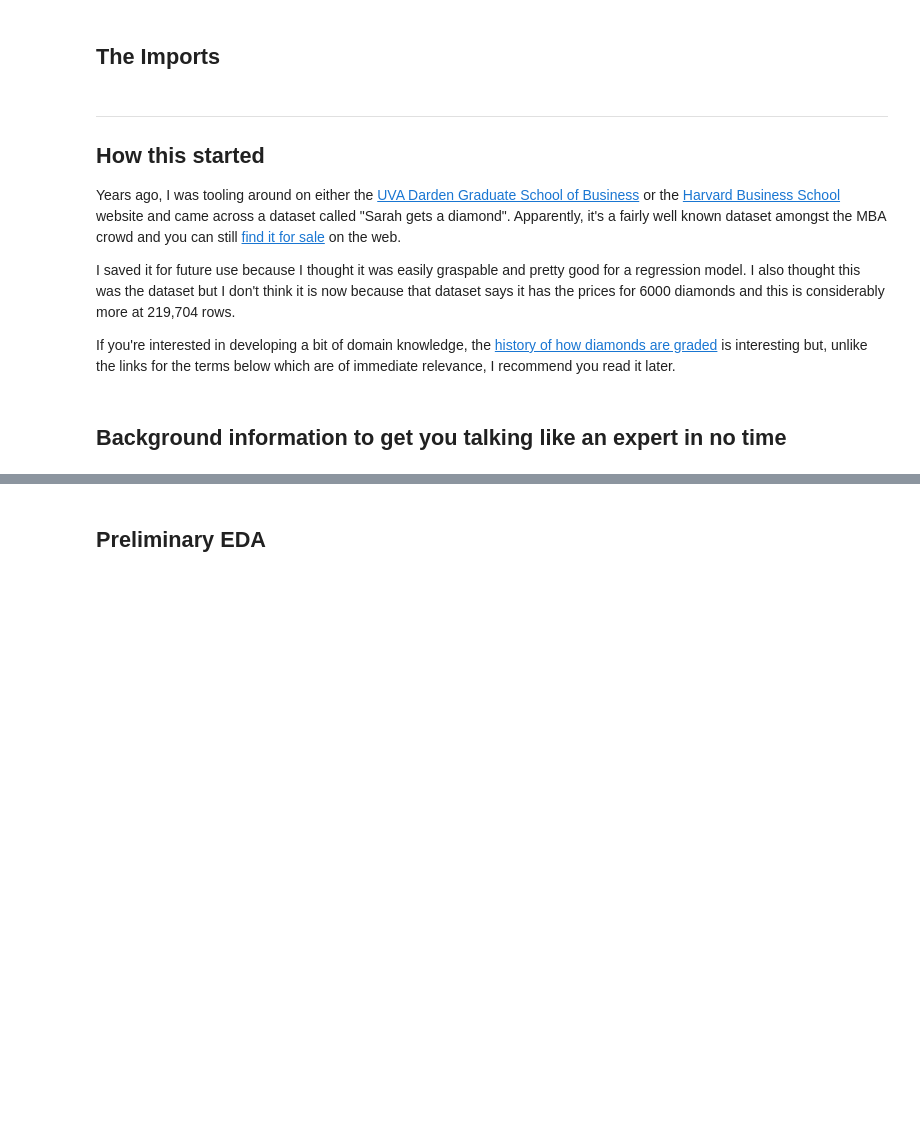
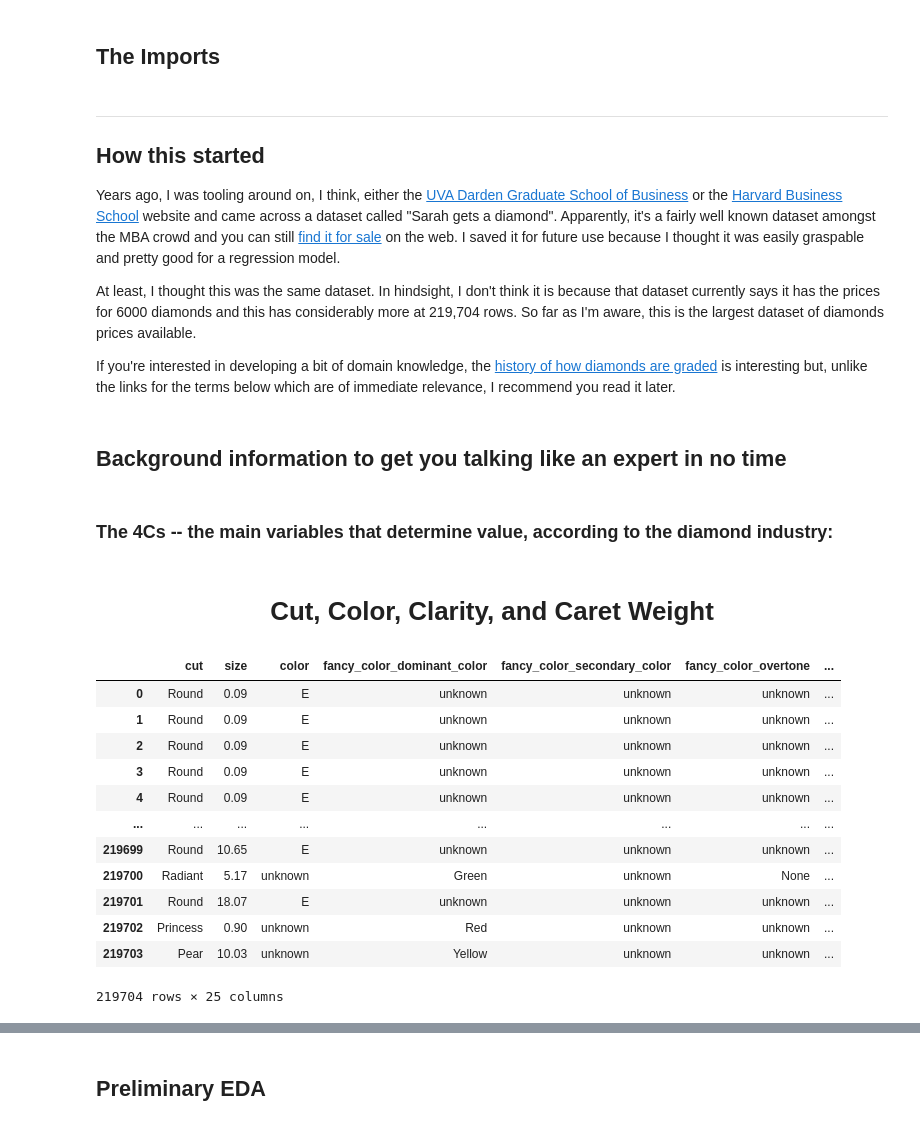
Before and after one commit to Little-PyProjects/Bees, a Jupyter notebook: Diamonds/notebooks/EDA.ipynb, the cells around one changed output, grey strips where cells are left out. Saved outputs shown, nothing was run; the diff lists cells and outputs as text; code cells hidden in the pictures; blank space fills up the shorter version.

```diff
--- a/Diamonds/notebooks/EDA.ipynb
+++ b/Diamonds/notebooks/EDA.ipynb
@@ -17,13 +16,33 @@ df = pd.read_pickle("../data/diamonds.pkl")
 
 ## How this started
 
-Years ago, I was tooling around on either the [UVA Darden Graduate School of Business](https://www.darden.virginia.edu/) or the [Harvard Business School](https://www.hbs.edu/Pages/default.aspx) website and came across a dataset called "Sarah gets a diamond". Apparently, it's a fairly well known dataset amongst the MBA crowd and you can still [find it for sale](https://hbsp.harvard.edu/product/UV0869-PDF-ENG) on the web.
+Years ago, I was tooling around on, I think, either the [UVA Darden Graduate School of Business](https://www.darden.virginia.edu/) or the [Harvard Business School](https://www.hbs.edu/Pages/default.aspx) website and came across a dataset called "Sarah gets a diamond". Apparently, it's a fairly well known dataset amongst the MBA crowd and you can still [find it for sale](https://hbsp.harvard.edu/product/UV0869-PDF-ENG) on the web. I saved it for future use because I thought it was easily graspable and pretty good for a regression model.
 
-I saved it for future use because I thought it was easily graspable and pretty good for a regression model. I also thought this was the dataset but I don't think it is now because that dataset says it has the prices for 6000 diamonds and this is considerably more at 219,704 rows.
+At least, I thought this was the same dataset. In hindsight, I don't think it is because that dataset currently says it has the prices for 6000 diamonds and this has considerably more at 219,704 rows. So far as I'm aware, this is the largest dataset of diamonds prices available.
 
 If you're interested in developing a bit of domain knowledge, the [history of how diamonds are graded](https://www.thediamondauthority.org/the-diamond-grading-system/) is interesting but, unlike the links for the terms below which are of immediate relevance, I recommend you read it later.
 # %% [markdown]
 ## Background information to get you talking like an expert in no time
+# %% [markdown]
+### The 4Cs -- the main variables that determine value, according to the diamond industry:
+# %% [markdown]
+# <center>Cut, Color, Clarity, and Caret Weight</center>
+# %%
+df
+# %% [output]
+|  | cut | size | color | fancy_color_dominant_color | fancy_color_secondary_color | fancy_color_overtone | ... |
+| 0 | Round | 0.09 | E | unknown | unknown | unknown | ... |
+| 1 | Round | 0.09 | E | unknown | unknown | unknown | ... |
+| 2 | Round | 0.09 | E | unknown | unknown | unknown | ... |
+| 3 | Round | 0.09 | E | unknown | unknown | unknown | ... |
+| 4 | Round | 0.09 | E | unknown | unknown | unknown | ... |
+| ... | ... | ... | ... | ... | ... | ... | ... |
+| 219699 | Round | 10.65 | E | unknown | unknown | unknown | ... |
+| 219700 | Radiant | 5.17 | unknown | Green | unknown | None | ... |
+| 219701 | Round | 18.07 | E | unknown | unknown | unknown | ... |
+| 219702 | Princess | 0.90 | unknown | Red | unknown | unknown | ... |
+| 219703 | Pear | 10.03 | unknown | Yellow | unknown | unknown | ... |
+219704 rows × 25 columns
 # %% [markdown]
 ### Rather than go though all the details for all the columns, I'll sumeraize and provide links
 * `clarity` refers the amount of inclusions (i.e., [internal flaws](https://4cs.gia.edu/en-us/diamond-clarity/)) in the diamonds. [Fewer and smaller are better](https://www.diamonds.pro/education/clarity/) though this often takes a jewelers loupe.
```
Also changed, not shown: parts of 45 cells of this notebook.
